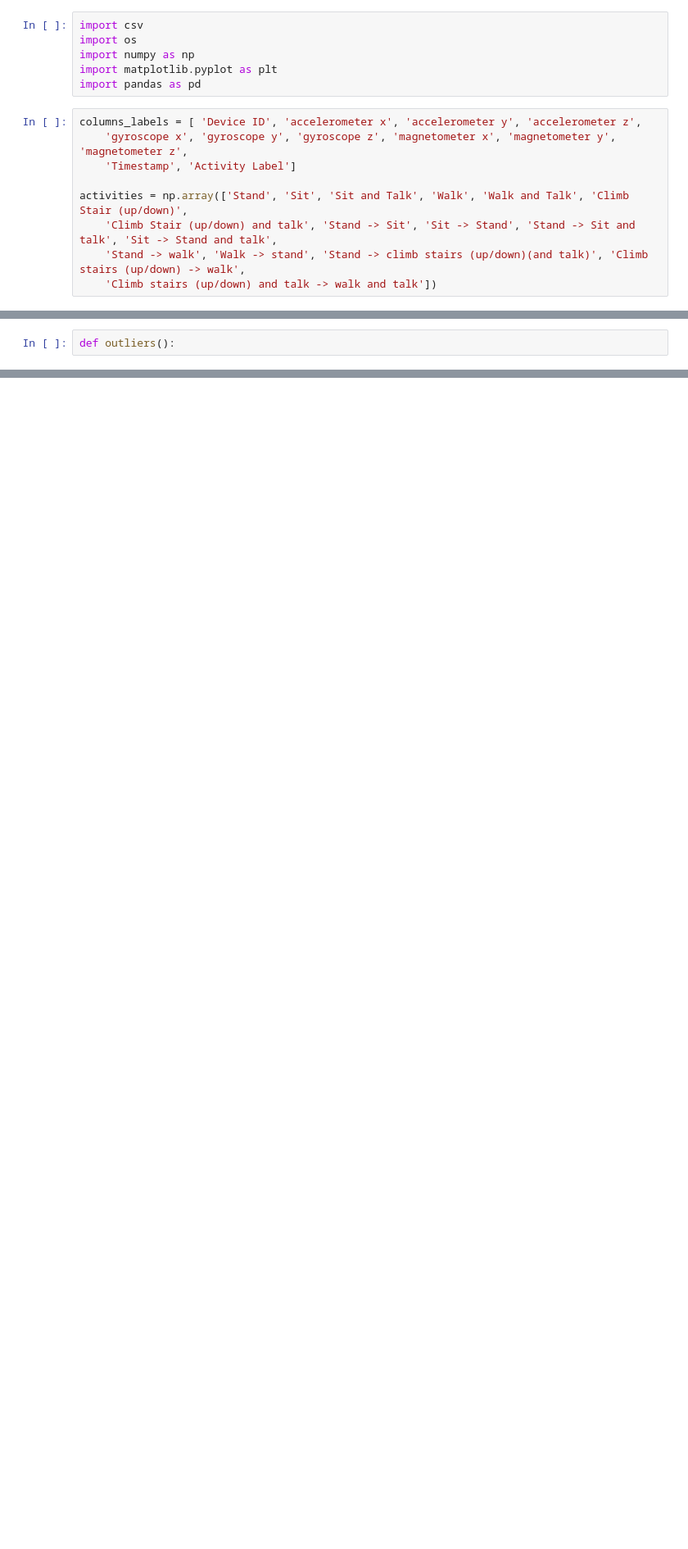
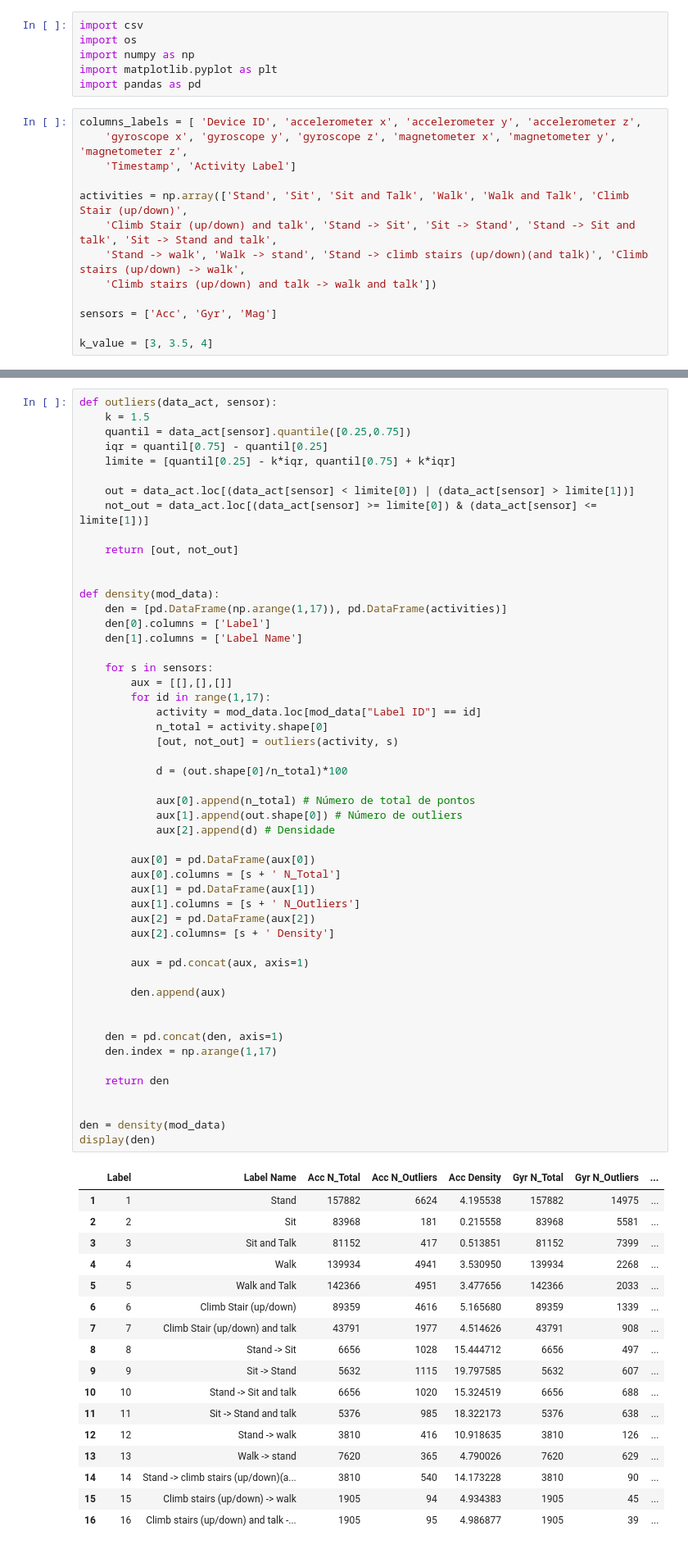
Before and after one commit to patii01/TCD-TP, a Jupyter notebook: code/mainActivity.ipynb, the cells around one changed output, grey strips where cells are left out. Shown at 82% size. Saved outputs shown, nothing was run; the diff lists cells and outputs as text; blank space fills up the shorter version.

```diff
--- a/code/mainActivity.ipynb
+++ b/code/mainActivity.ipynb
@@ -13,3 +13,7 @@ activities = np.array(['Stand', 'Sit', 'Sit and Talk', 'Walk', 'Walk and Talk',
     'Climb Stair (up/down) and talk', 'Stand -> Sit', 'Sit -> Stand', 'Stand -> Sit and talk', 'Sit -> Stand and talk',
     'Stand -> walk', 'Walk -> stand', 'Stand -> climb stairs (up/down)(and talk)', 'Climb stairs (up/down) -> walk',
     'Climb stairs (up/down) and talk -> walk and talk'])
+
+sensors = ['Acc', 'Gyr', 'Mag']
+
+k_value = [3, 3.5, 4]
@@ -101,2 +110,0 @@ boxplot(mod_data)
-# %%
-def outliers():
@@ -102,0 +117,69 @@ def outliers():
+# %%
+def outliers(data_act, sensor):
+    k = 1.5
+    quantil = data_act[sensor].quantile([0.25,0.75])
+    iqr = quantil[0.75] - quantil[0.25]
+    limite = [quantil[0.25] - k*iqr, quantil[0.75] + k*iqr]
+
+    out = data_act.loc[(data_act[sensor] < limite[0]) | (data_act[sensor] > limite[1])]
+    not_out = data_act.loc[(data_act[sensor] >= limite[0]) & (data_act[sensor] <= limite[1])]
+
+    return [out, not_out]
+
+
+def density(mod_data):
+    den = [pd.DataFrame(np.arange(1,17)), pd.DataFrame(activities)]
+    den[0].columns = ['Label']
+    den[1].columns = ['Label Name']
+
+    for s in sensors:
+        aux = [[],[],[]]
+        for id in range(1,17):
+            activity = mod_data.loc[mod_data["Label ID"] == id]
+            n_total = activity.shape[0]
+            [out, not_out] = outliers(activity, s)
+
+            d = (out.shape[0]/n_total)*100
+
+            aux[0].append(n_total) # Número de total de pontos
+            aux[1].append(out.shape[0]) # Número de outliers
+            aux[2].append(d) # Densidade
+
+        aux[0] = pd.DataFrame(aux[0])
+        aux[0].columns = [s + ' N_Total']
+        aux[1] = pd.DataFrame(aux[1])
+        aux[1].columns = [s + ' N_Outliers']
+        aux[2] = pd.DataFrame(aux[2])
+        aux[2].columns= [s + ' Density']
+
+        aux = pd.concat(aux, axis=1)
+
+        den.append(aux)
+
+
+    den = pd.concat(den, axis=1)
+    den.index = np.arange(1,17)
+
+    return den
+
+
+den = density(mod_data)
+display(den)
+# %% [output]
+|  | Label | Label Name | Acc N_Total | Acc N_Outliers | Acc Density | Gyr N_Total | Gyr N_Outliers | ... |
+| 1 | 1 | Stand | 157882 | 6624 | 4.195538 | 157882 | 14975 | ... |
+| 2 | 2 | Sit | 83968 | 181 | 0.215558 | 83968 | 5581 | ... |
+| 3 | 3 | Sit and Talk | 81152 | 417 | 0.513851 | 81152 | 7399 | ... |
+| 4 | 4 | Walk | 139934 | 4941 | 3.530950 | 139934 | 2268 | ... |
+| 5 | 5 | Walk and Talk | 142366 | 4951 | 3.477656 | 142366 | 2033 | ... |
+| 6 | 6 | Climb Stair (up/down) | 89359 | 4616 | 5.165680 | 89359 | 1339 | ... |
+| 7 | 7 | Climb Stair (up/down) and talk | 43791 | 1977 | 4.514626 | 43791 | 908 | ... |
+| 8 | 8 | Stand -> Sit | 6656 | 1028 | 15.444712 | 6656 | 497 | ... |
+| 9 | 9 | Sit -> Stand | 5632 | 1115 | 19.797585 | 5632 | 607 | ... |
+| 10 | 10 | Stand -> Sit and talk | 6656 | 1020 | 15.324519 | 6656 | 688 | ... |
+| 11 | 11 | Sit -> Stand and talk | 5376 | 985 | 18.322173 | 5376 | 638 | ... |
+| 12 | 12 | Stand -> walk | 3810 | 416 | 10.918635 | 3810 | 126 | ... |
+| 13 | 13 | Walk -> stand | 7620 | 365 | 4.790026 | 7620 | 629 | ... |
+| 14 | 14 | Stand -> climb stairs (up/down)(a... | 3810 | 540 | 14.173228 | 3810 | 90 | ... |
+| 15 | 15 | Climb stairs (up/down) -> walk | 1905 | 94 | 4.934383 | 1905 | 45 | ... |
+| 16 | 16 | Climb stairs (up/down) and talk -... | 1905 | 95 | 4.986877 | 1905 | 39 | ... |
```
Also changed, not shown: parts of 12 cells of this notebook.
